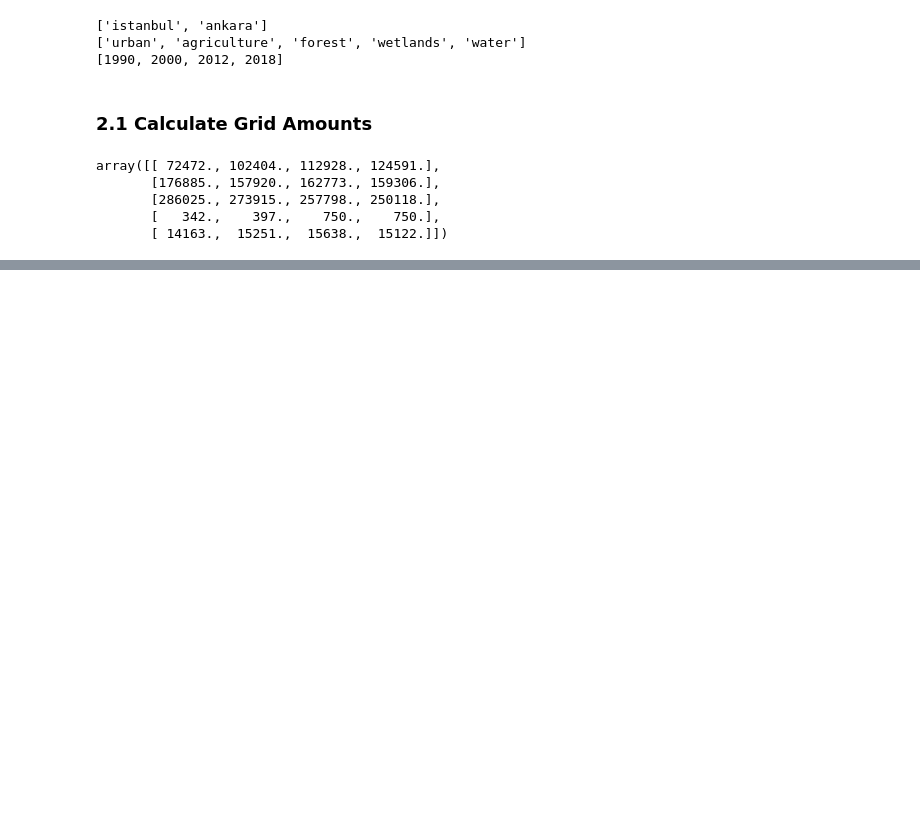
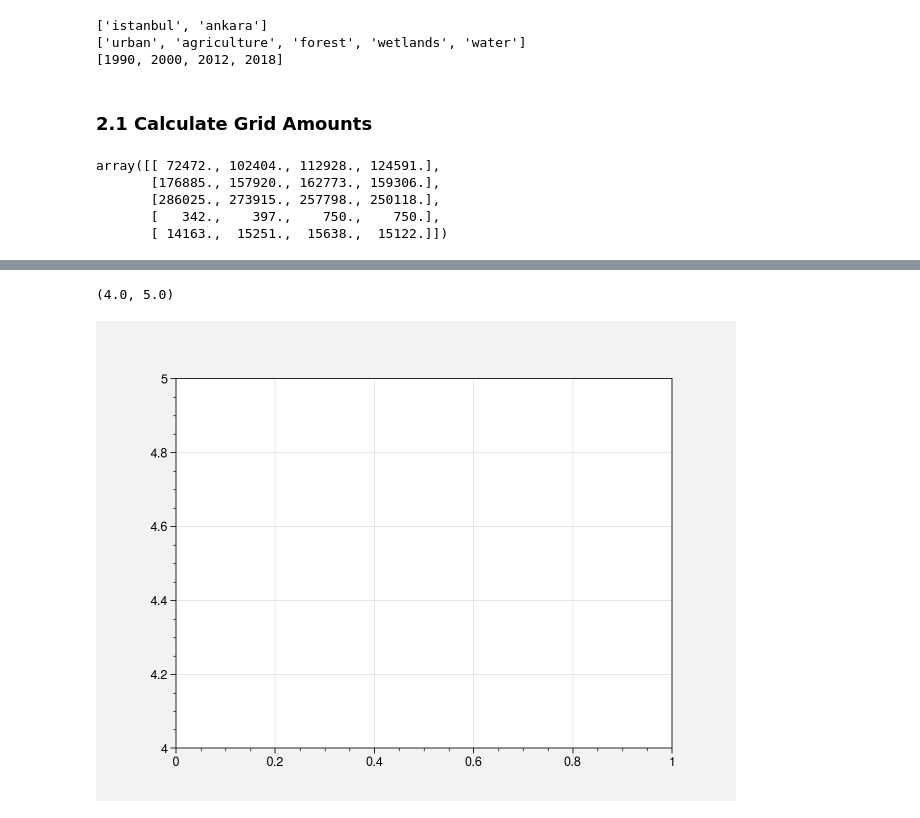
Before and after one commit to donmezkutay/ATMOS22-Paper-Codes, a Jupyter notebook: corine_analysis.ipynb, the cells around one changed output, grey strips where cells are left out. Drawn from its saved outputs; the diff is of its cells as text; code cells hidden in the pictures; blank space fills up the shorter version.

Commit message:
#update corine barplot ylim

```diff
--- a/corine_analysis.ipynb
+++ b/corine_analysis.ipynb
@@ -154,0 +155,5 @@ The 'progressive' parameter of print_jpg() was deprecated in Matplotlib 3.3 and
+# %%
+plt.ylim([4,5])
+# %% [output]
+(4.0, 5.0)
+[figure, added]
```
Also changed, not shown: parts of 1 cell of this notebook, 2 other files.
